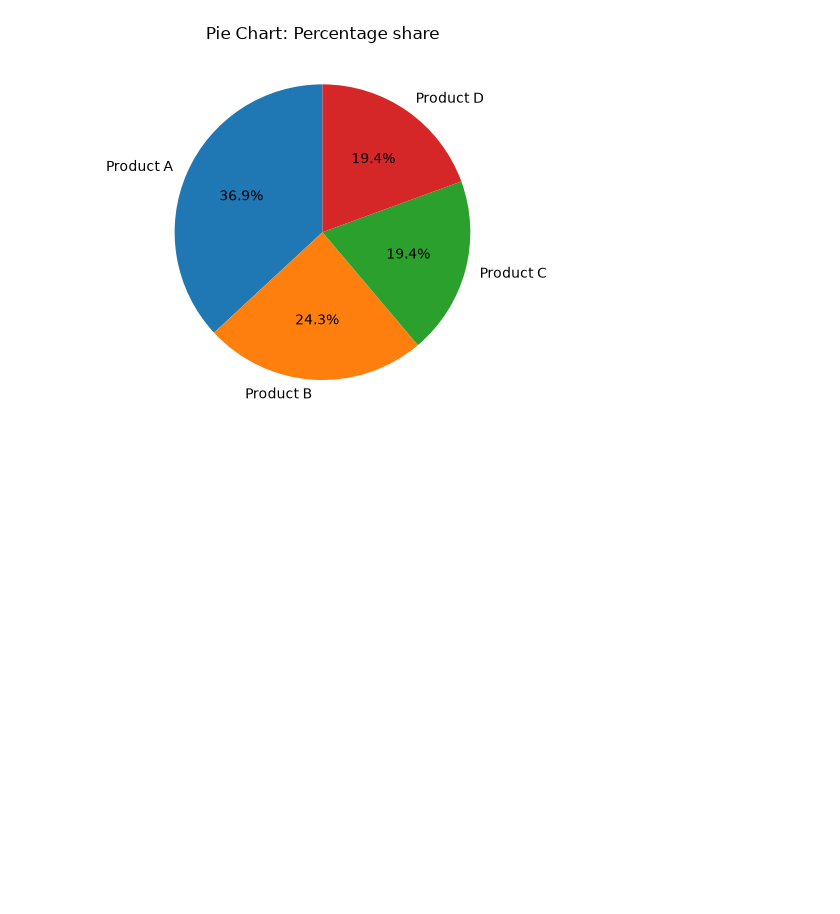
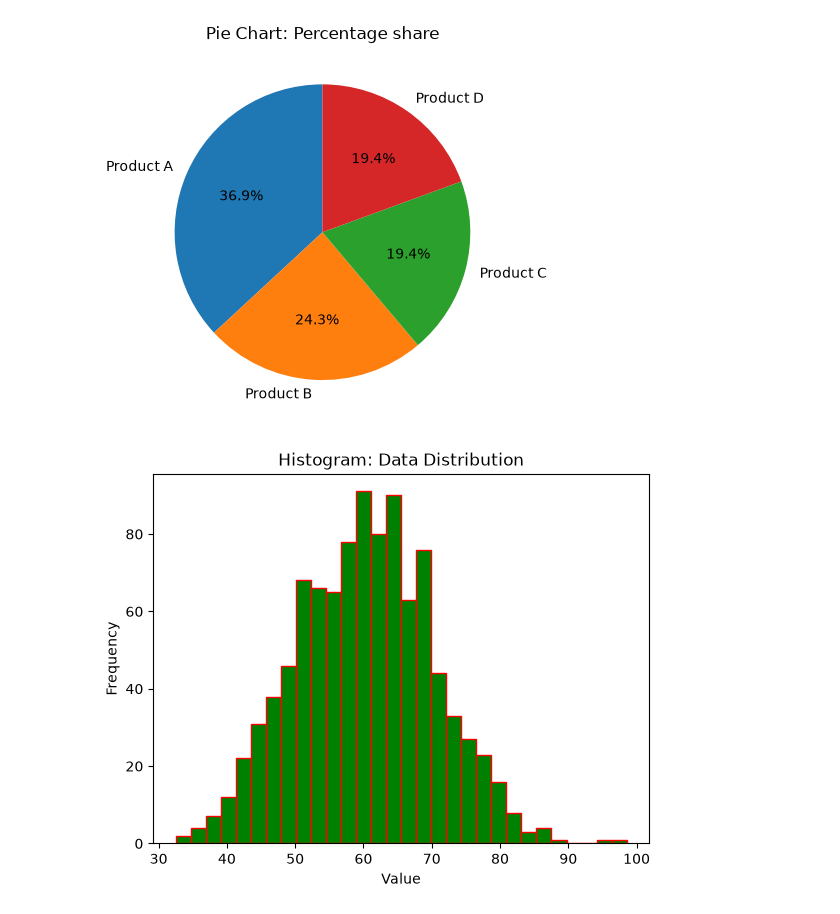
Before and after one commit to BatteryOrVansh/PythonHustle, a Jupyter notebook: Summer_Internship_Training/Visualization/matplot_visualization.ipynb, the cells around one changed output. Saved outputs shown, nothing was run; the diff lists cells and outputs as text; code cells hidden in the pictures; blank space fills up the shorter version.

Commit message:
add histogram

```diff
--- a/Summer_Internship_Training/Visualization/matplot_visualization.ipynb
+++ b/Summer_Internship_Training/Visualization/matplot_visualization.ipynb
@@ -96,3 +96,14 @@ plt.title("Pie Chart: Percentage share")
 plt.show()
 # %% [output]
 [figure]
+# %%
+#4. Histogram - show data distribution
+
+data = np.random.normal(loc=60, scale=10, size=1000)
+plt.hist(data, bins=30, color="green", edgecolor="red")
+plt.title("Histogram: Data Distribution")
+plt.xlabel("Value")
+plt.ylabel("Frequency")
+plt.show()
+# %% [output]
+[figure, added]
```
